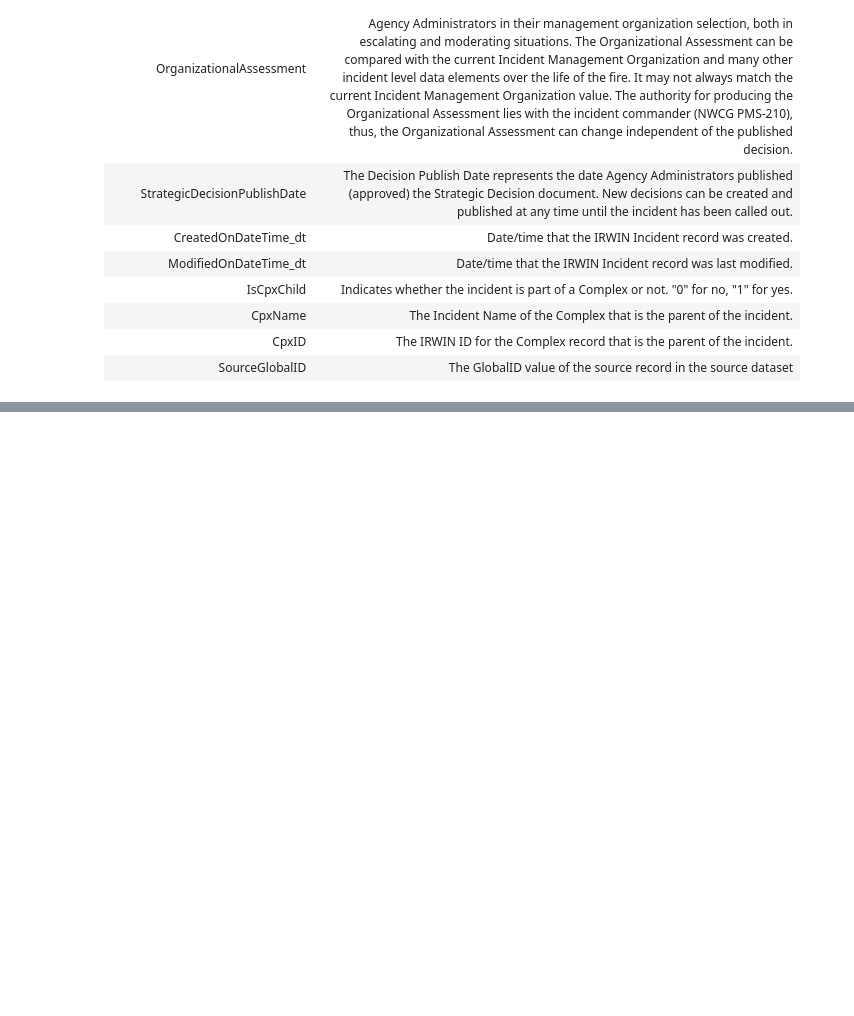
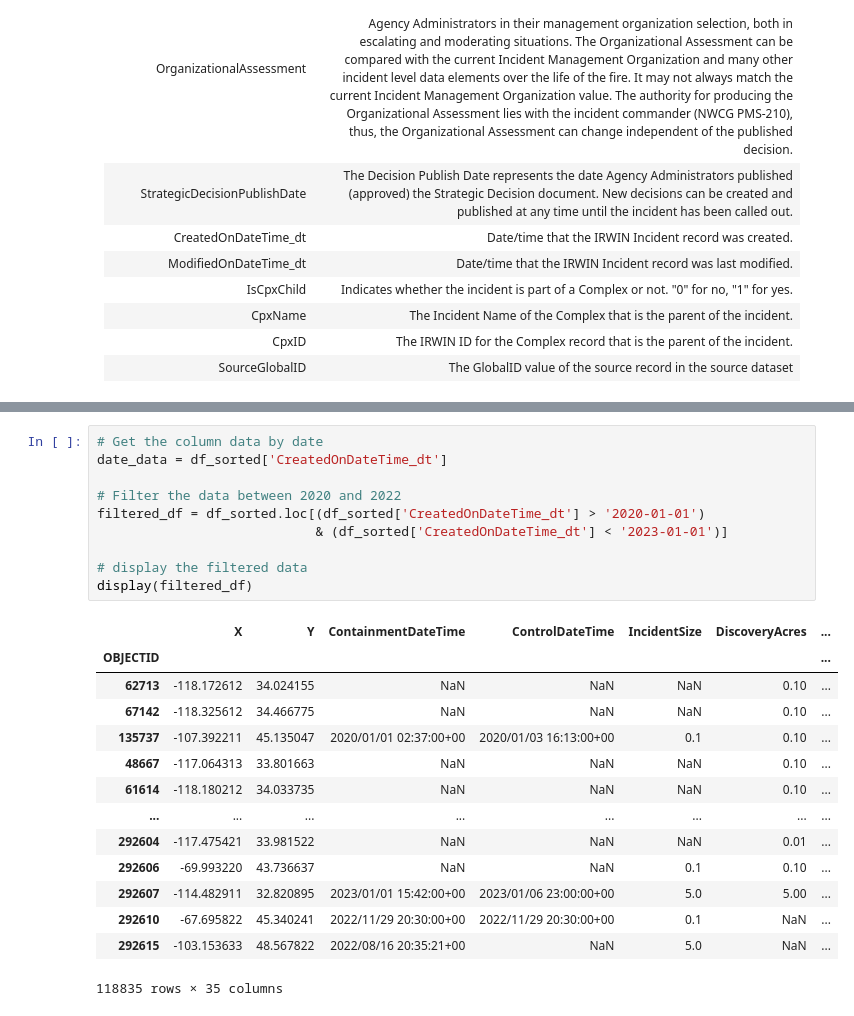
Before and after one commit to SD-2023-CS02/Wildfire-Resource-Simulator, a Jupyter notebook: wfigs_fire_data.ipynb, the cells around one changed output, grey strips where cells are left out. Saved outputs shown, nothing was run; the diff lists cells and outputs as text; blank space fills up the shorter version.

Commit message:
filtered fire data between 2020 to 2022

```diff
--- a/wfigs_fire_data.ipynb
+++ b/wfigs_fire_data.ipynb
@@ -295,0 +318,25 @@ display(df_sorted)
+# %%
+# Get the column data by date
+date_data = df_sorted['CreatedOnDateTime_dt']
+
+# Filter the data between 2020 and 2022
+filtered_df = df_sorted.loc[(df_sorted['CreatedOnDateTime_dt'] > '2020-01-01')
+                            & (df_sorted['CreatedOnDateTime_dt'] < '2023-01-01')]
+
+# display the filtered data
+display(filtered_df)
+# %% [output]
+|  | X | Y | ContainmentDateTime | ControlDateTime | IncidentSize | DiscoveryAcres | ... |
+| OBJECTID |  |  |  |  |  |  | ... |
+| 62713 | -118.172612 | 34.024155 | NaN | NaN | NaN | 0.10 | ... |
+| 67142 | -118.325612 | 34.466775 | NaN | NaN | NaN | 0.10 | ... |
+| 135737 | -107.392211 | 45.135047 | 2020/01/01 02:37:00+00 | 2020/01/03 16:13:00+00 | 0.1 | 0.10 | ... |
+| 48667 | -117.064313 | 33.801663 | NaN | NaN | NaN | 0.10 | ... |
+| 61614 | -118.180212 | 34.033735 | NaN | NaN | NaN | 0.10 | ... |
+| ... | ... | ... | ... | ... | ... | ... | ... |
+| 292604 | -117.475421 | 33.981522 | NaN | NaN | NaN | 0.01 | ... |
+| 292606 | -69.993220 | 43.736637 | NaN | NaN | 0.1 | 0.10 | ... |
+| 292607 | -114.482911 | 32.820895 | 2023/01/01 15:42:00+00 | 2023/01/06 23:00:00+00 | 5.0 | 5.00 | ... |
+| 292610 | -67.695822 | 45.340241 | 2022/11/29 20:30:00+00 | 2022/11/29 20:30:00+00 | 0.1 | NaN | ... |
+| 292615 | -103.153633 | 48.567822 | 2022/08/16 20:35:21+00 | NaN | 5.0 | NaN | ... |
+118835 rows × 35 columns
```
Also changed, not shown: parts of 4 cells of this notebook.
